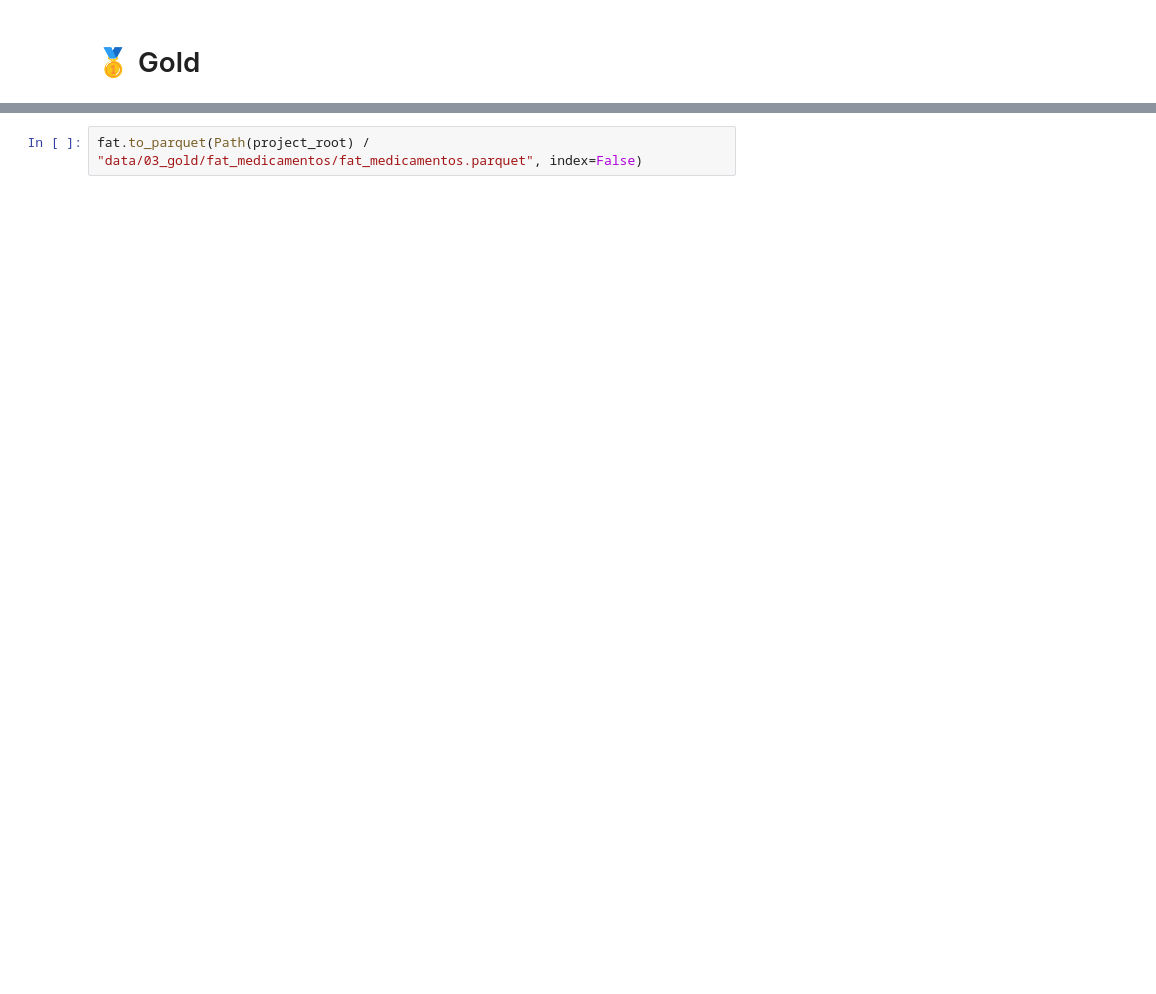
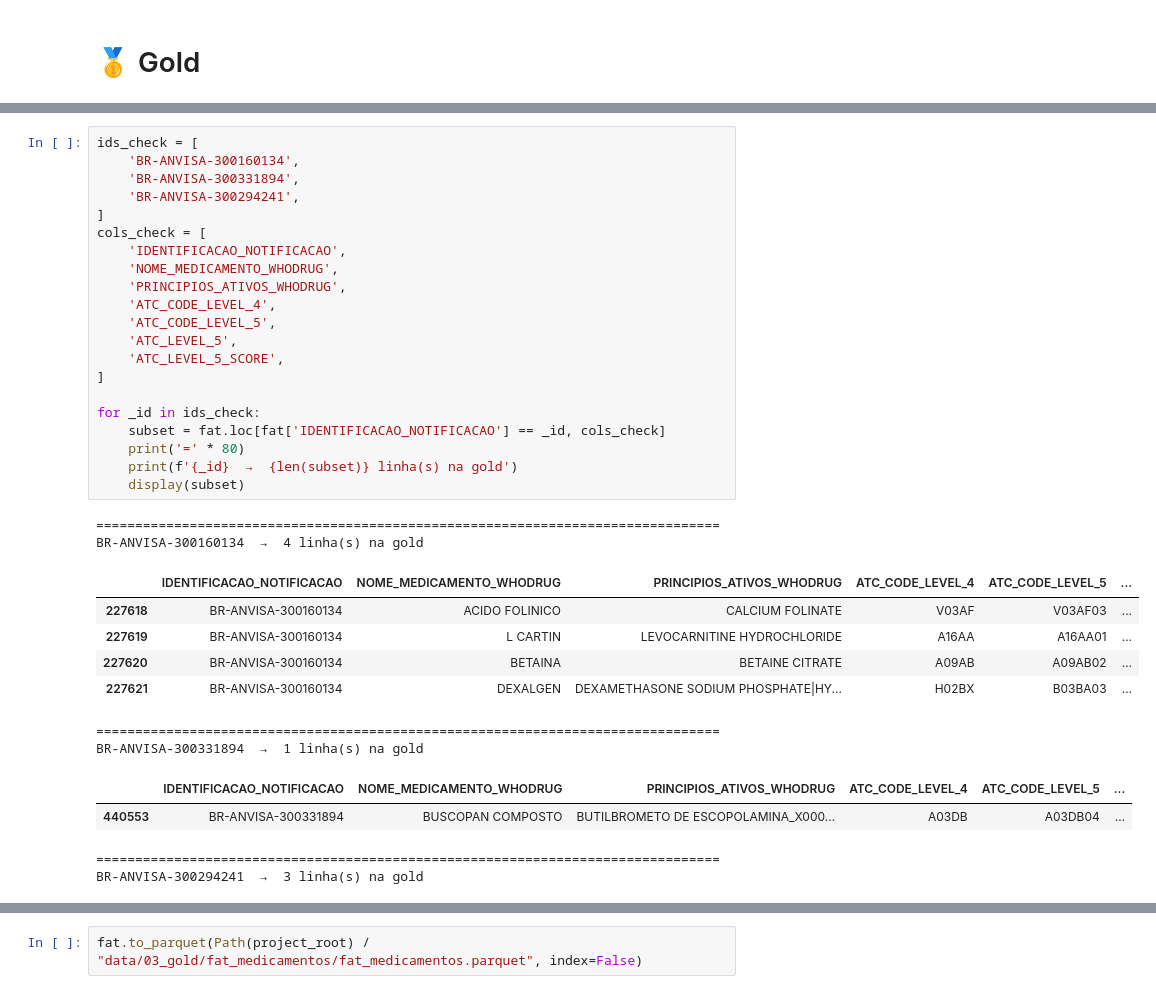
Before and after one commit to mlab-inf-ufrgs/vigimed, a Jupyter notebook: src/etl/medicamentos/elt_fat_medicamentos.ipynb, the cells around one changed output, grey strips where cells are left out. Cells and saved outputs as stored; diff of their text form; blank space fills up the shorter version.

```diff
--- a/src/etl/medicamentos/elt_fat_medicamentos.ipynb
+++ b/src/etl/medicamentos/elt_fat_medicamentos.ipynb
@@ -896,0 +955,35 @@ fat.head()
+# %%
+ids_check = [
+    'BR-ANVISA-300160134',
+    'BR-ANVISA-300331894',
+    'BR-ANVISA-300294241',
+]
+cols_check = [
+    'IDENTIFICACAO_NOTIFICACAO',
+    'NOME_MEDICAMENTO_WHODRUG',
+    'PRINCIPIOS_ATIVOS_WHODRUG',
+    'ATC_CODE_LEVEL_4',
+    'ATC_CODE_LEVEL_5',
+    'ATC_LEVEL_5',
+    'ATC_LEVEL_5_SCORE',
+]
+
+for _id in ids_check:
+    subset = fat.loc[fat['IDENTIFICACAO_NOTIFICACAO'] == _id, cols_check]
+    print('=' * 80)
+    print(f'{_id}  →  {len(subset)} linha(s) na gold')
+    display(subset)
+# %% [output]
+================================================================================
+BR-ANVISA-300160134  →  4 linha(s) na gold
+|  | IDENTIFICACAO_NOTIFICACAO | NOME_MEDICAMENTO_WHODRUG | PRINCIPIOS_ATIVOS_WHODRUG | ATC_CODE_LEVEL_4 | ATC_CODE_LEVEL_5 | ... |
+| 227618 | BR-ANVISA-300160134 | ACIDO FOLINICO | CALCIUM FOLINATE | V03AF | V03AF03 | ... |
+| 227619 | BR-ANVISA-300160134 | L CARTIN | LEVOCARNITINE HYDROCHLORIDE | A16AA | A16AA01 | ... |
+| 227620 | BR-ANVISA-300160134 | BETAINA | BETAINE CITRATE | A09AB | A09AB02 | ... |
+| 227621 | BR-ANVISA-300160134 | DEXALGEN | DEXAMETHASONE SODIUM PHOSPHATE|HY... | H02BX | B03BA03 | ... |
+================================================================================
+BR-ANVISA-300331894  →  1 linha(s) na gold
+|  | IDENTIFICACAO_NOTIFICACAO | NOME_MEDICAMENTO_WHODRUG | PRINCIPIOS_ATIVOS_WHODRUG | ATC_CODE_LEVEL_4 | ATC_CODE_LEVEL_5 | ... |
+| 440553 | BR-ANVISA-300331894 | BUSCOPAN COMPOSTO | BUTILBROMETO DE ESCOPOLAMINA_X000... | A03DB | A03DB04 | ... |
+================================================================================
+BR-ANVISA-300294241  →  3 linha(s) na gold
```
Also changed, not shown: parts of 15 cells of this notebook, 9 other files.
